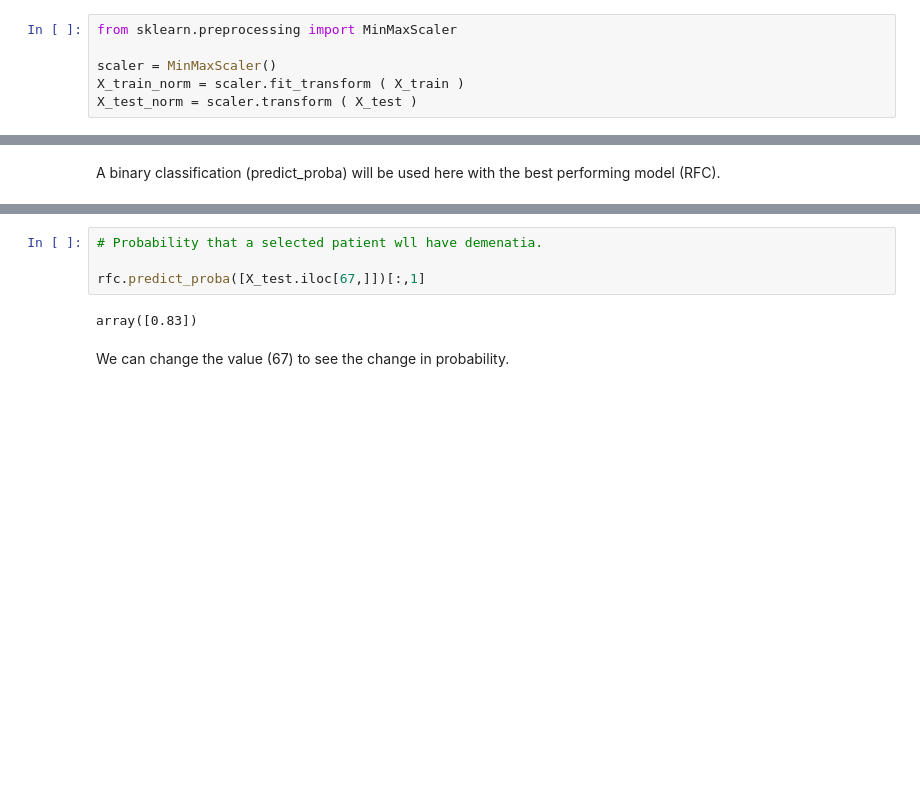
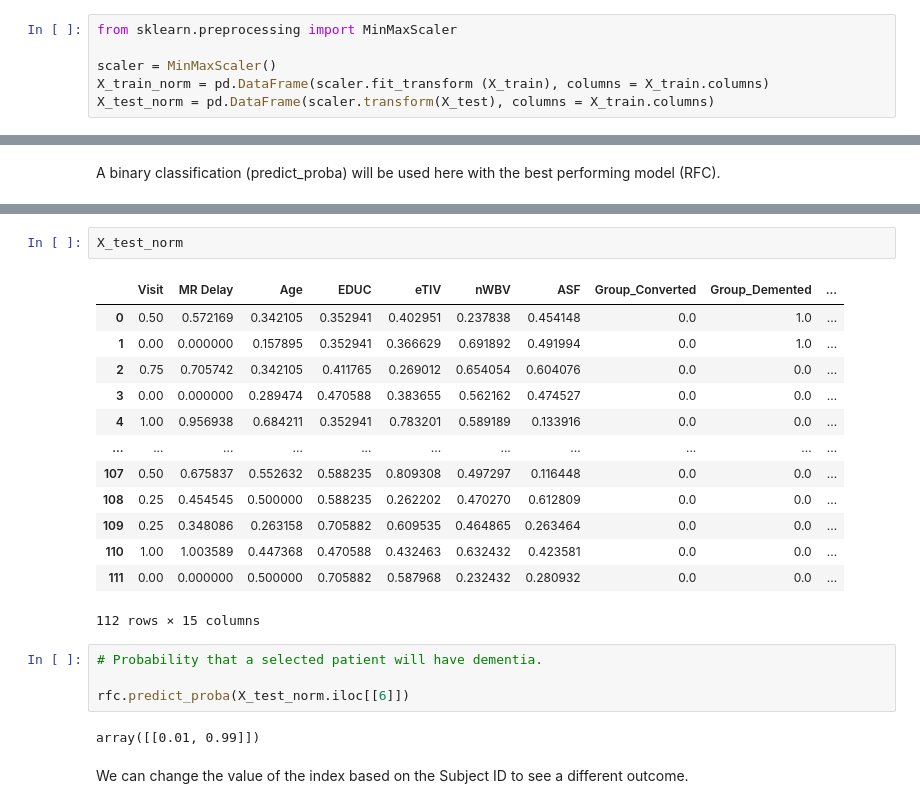
Before and after one commit to j-unspeakable/Classification-and-Prediction-of-Dementia, a Jupyter notebook: dementia_pred.ipynb, the cells around one changed output, grey strips where cells are left out. Cells and saved outputs as stored; diff of their text form; blank space fills up the shorter version.

```diff
--- a/dementia_pred.ipynb
+++ b/dementia_pred.ipynb
@@ -900,8 +884,8 @@ X_test_std = std_scaler.transform ( X_test )
 from sklearn.preprocessing import MinMaxScaler
 
 scaler = MinMaxScaler()
-X_train_norm = scaler.fit_transform ( X_train )
-X_test_norm = scaler.transform ( X_test )
+X_train_norm = pd.DataFrame(scaler.fit_transform (X_train), columns = X_train.columns)
+X_test_norm = pd.DataFrame(scaler.transform(X_test), columns = X_train.columns)
 # %% [markdown]
 #### SUMMARY OF FEATURE ENGINEERING
 # %% [markdown]
@@ -1207,8 +1190,24 @@ Name: 1, dtype: float64
+# %%
+X_test_norm
+# %% [output]
+|  | Visit | MR Delay | Age | EDUC | eTIV | nWBV | ASF | Group_Converted | Group_Demented | ... |
+| 0 | 0.50 | 0.572169 | 0.342105 | 0.352941 | 0.402951 | 0.237838 | 0.454148 | 0.0 | 1.0 | ... |
+| 1 | 0.00 | 0.000000 | 0.157895 | 0.352941 | 0.366629 | 0.691892 | 0.491994 | 0.0 | 1.0 | ... |
+| 2 | 0.75 | 0.705742 | 0.342105 | 0.411765 | 0.269012 | 0.654054 | 0.604076 | 0.0 | 0.0 | ... |
+| 3 | 0.00 | 0.000000 | 0.289474 | 0.470588 | 0.383655 | 0.562162 | 0.474527 | 0.0 | 0.0 | ... |
+| 4 | 1.00 | 0.956938 | 0.684211 | 0.352941 | 0.783201 | 0.589189 | 0.133916 | 0.0 | 0.0 | ... |
+| ... | ... | ... | ... | ... | ... | ... | ... | ... | ... | ... |
+| 107 | 0.50 | 0.675837 | 0.552632 | 0.588235 | 0.809308 | 0.497297 | 0.116448 | 0.0 | 0.0 | ... |
+| 108 | 0.25 | 0.454545 | 0.500000 | 0.588235 | 0.262202 | 0.470270 | 0.612809 | 0.0 | 0.0 | ... |
+| 109 | 0.25 | 0.348086 | 0.263158 | 0.705882 | 0.609535 | 0.464865 | 0.263464 | 0.0 | 0.0 | ... |
+| 110 | 1.00 | 1.003589 | 0.447368 | 0.470588 | 0.432463 | 0.632432 | 0.423581 | 0.0 | 0.0 | ... |
+| 111 | 0.00 | 0.000000 | 0.500000 | 0.705882 | 0.587968 | 0.232432 | 0.280932 | 0.0 | 0.0 | ... |
+112 rows × 15 columns
 # %%
-# Probability that a selected patient wll have demenatia.
+# Probability that a selected patient will have dementia.
 
-rfc.predict_proba([X_test.iloc[67,]])[:,1]
+rfc.predict_proba(X_test_norm.iloc[[6]])
 # %% [output]
-array([0.83])
+array([[0.01, 0.99]])
 # %% [markdown]
-We can change the value (67) to see the change in probability.
+We can change the value of the index based on the Subject ID to see a different outcome.
```
Also changed, not shown: parts of 45 cells of this notebook.
